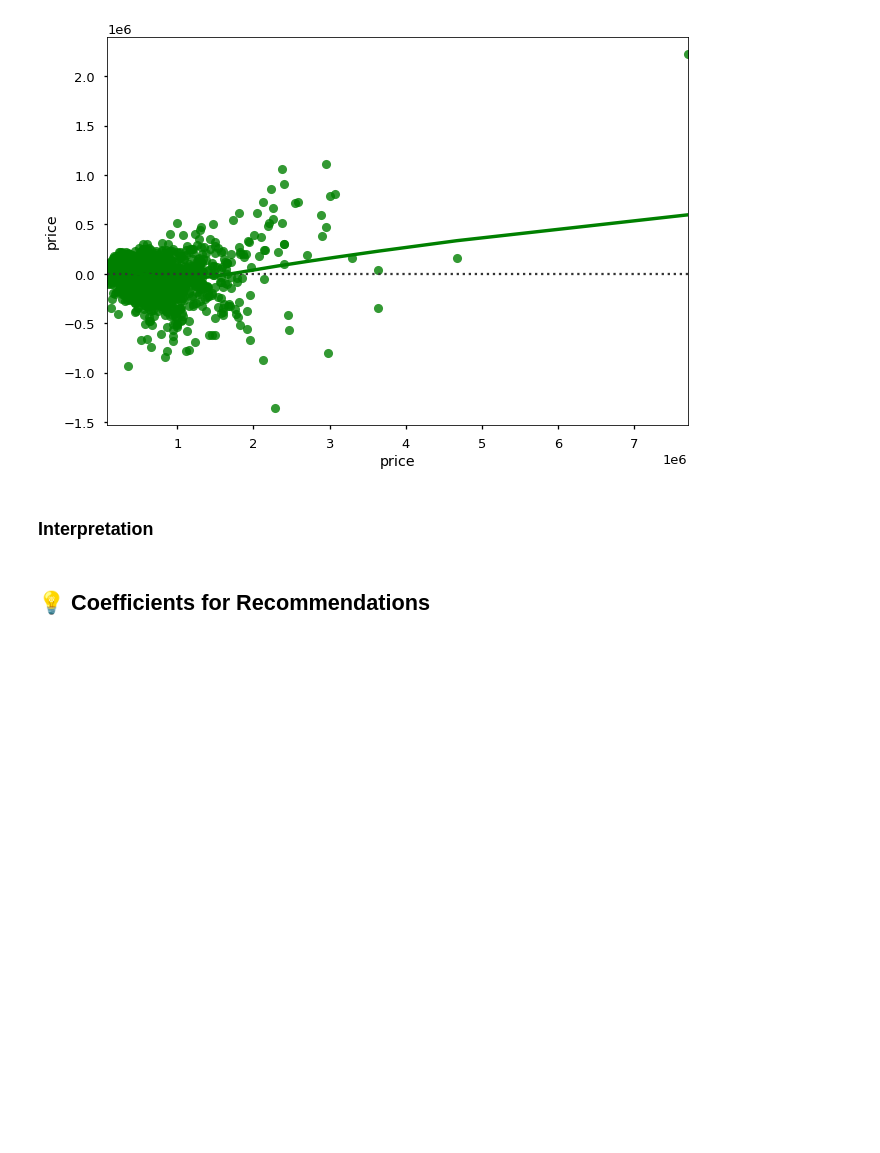
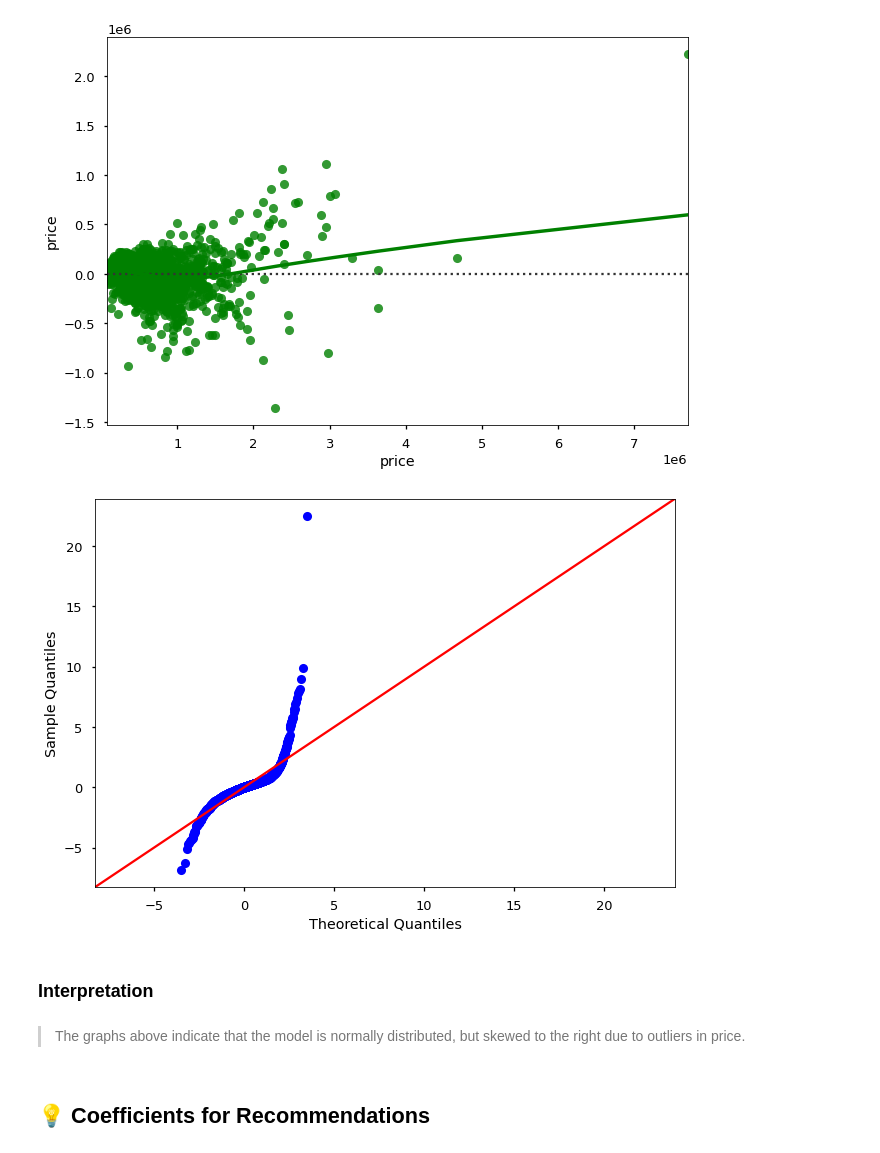
Before and after one commit to BenJMcCarty/BMC_KC_Housing_P2Project_v2, a Jupyter notebook: P2Pv2_New_Data.ipynb, the cells around one changed output. Cells and saved outputs as stored; diff of their text form; code cells hidden in the pictures; blank space fills up the shorter version.

```diff
--- a/P2Pv2_New_Data.ipynb
+++ b/P2Pv2_New_Data.ipynb
@@ -1280,7 +1286,13 @@ sns.histplot(data=residuals);
 sns.residplot(x=y_test, y=residuals, lowess=True, color="g");
 # %% [output]
 [figure]
+# %%
+sms.graphics.qqplot(data=residuals, fit=True, line = "45");
+# %% [output]
+[figure, added]
 # %% [markdown]
 ### Interpretation
+# %% [markdown]
+> The graphs above indicate that the model is normally distributed, but skewed to the right due to outliers in price.
 # %% [markdown]
 ## 💡 Coefficients for Recommendations
```
Also changed, not shown: parts of 41 cells of this notebook.
